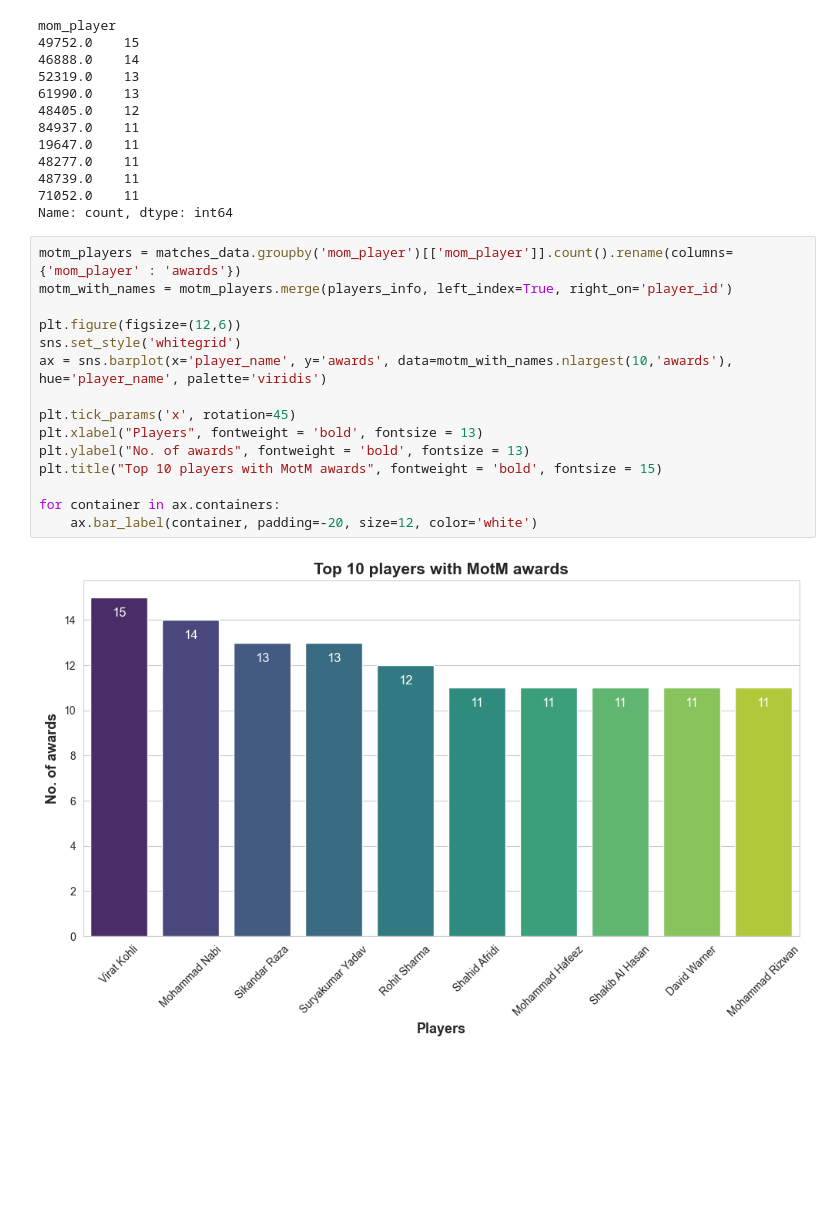
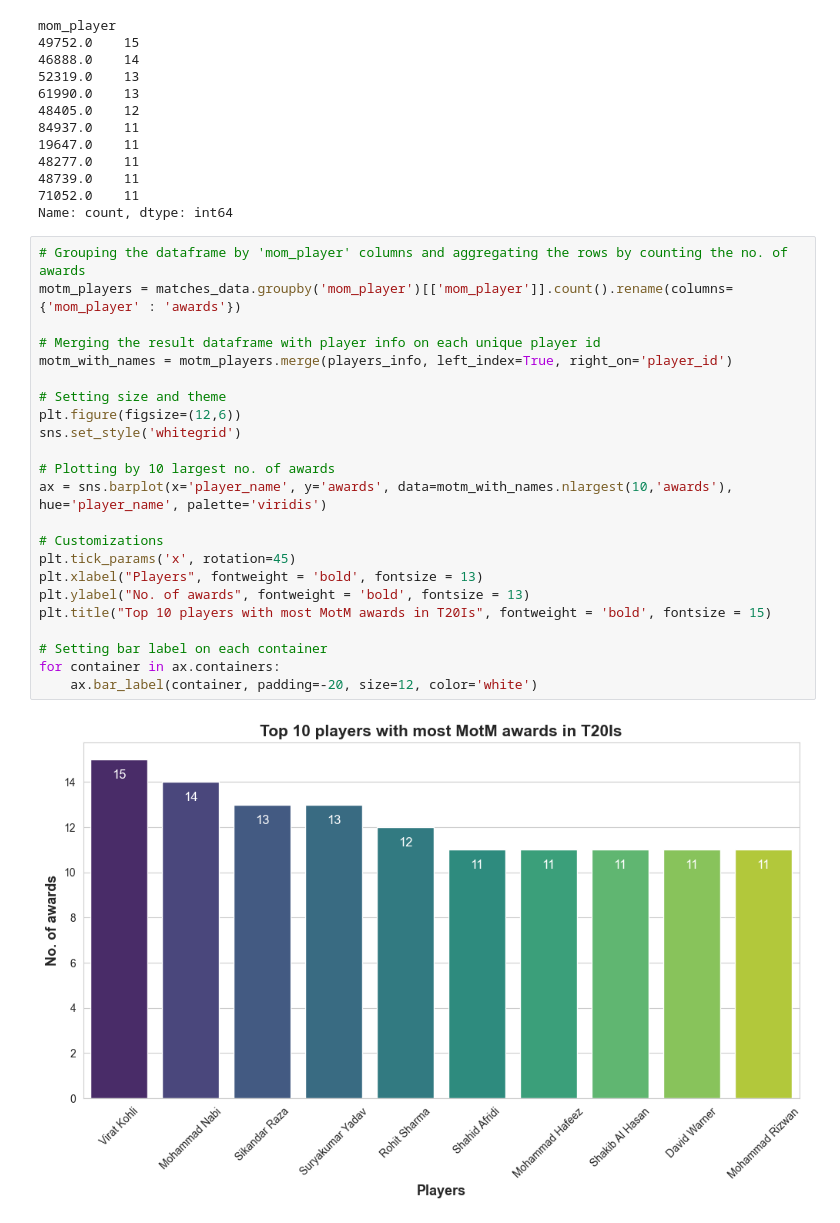
Before and after one commit to ali-bin-kashif/T20-Internationals-Dataset-EDA, a Jupyter notebook: eda-t20i-cricket.ipynb, the cells around one changed output. Cells and saved outputs as stored; diff of their text form; blank space fills up the shorter version.

Commit message:
Visualizations added

```diff
--- a/eda-t20i-cricket.ipynb
+++ b/eda-t20i-cricket.ipynb
@@ -544,19 +544,27 @@ mom_player
 71052.0    11
 Name: count, dtype: int64
 # %%
+# Grouping the dataframe by 'mom_player' columns and aggregating the rows by counting the no. of awards
 motm_players = matches_data.groupby('mom_player')[['mom_player']].count().rename(columns={'mom_player' : 'awards'})
+
+# Merging the result dataframe with player info on each unique player id
 motm_with_names = motm_players.merge(players_info, left_index=True, right_on='player_id')
 
+# Setting size and theme
 plt.figure(figsize=(12,6))
 sns.set_style('whitegrid')
+
+# Plotting by 10 largest no. of awards
 ax = sns.barplot(x='player_name', y='awards', data=motm_with_names.nlargest(10,'awards'), hue='player_name', palette='viridis')
 
+# Customizations
 plt.tick_params('x', rotation=45)
 plt.xlabel("Players", fontweight = 'bold', fontsize = 13)
 plt.ylabel("No. of awards", fontweight = 'bold', fontsize = 13)
-plt.title("Top 10 players with MotM awards", fontweight = 'bold', fontsize = 15)
+plt.title("Top 10 players with most MotM awards in T20Is", fontweight = 'bold', fontsize = 15)
 
+# Setting bar label on each container
 for container in ax.containers:
     ax.bar_label(container, padding=-20, size=12, color='white')
 # %% [output]
-[figure, old version]
+[figure, new version]
```
Also changed, not shown: parts of 20 cells of this notebook.
